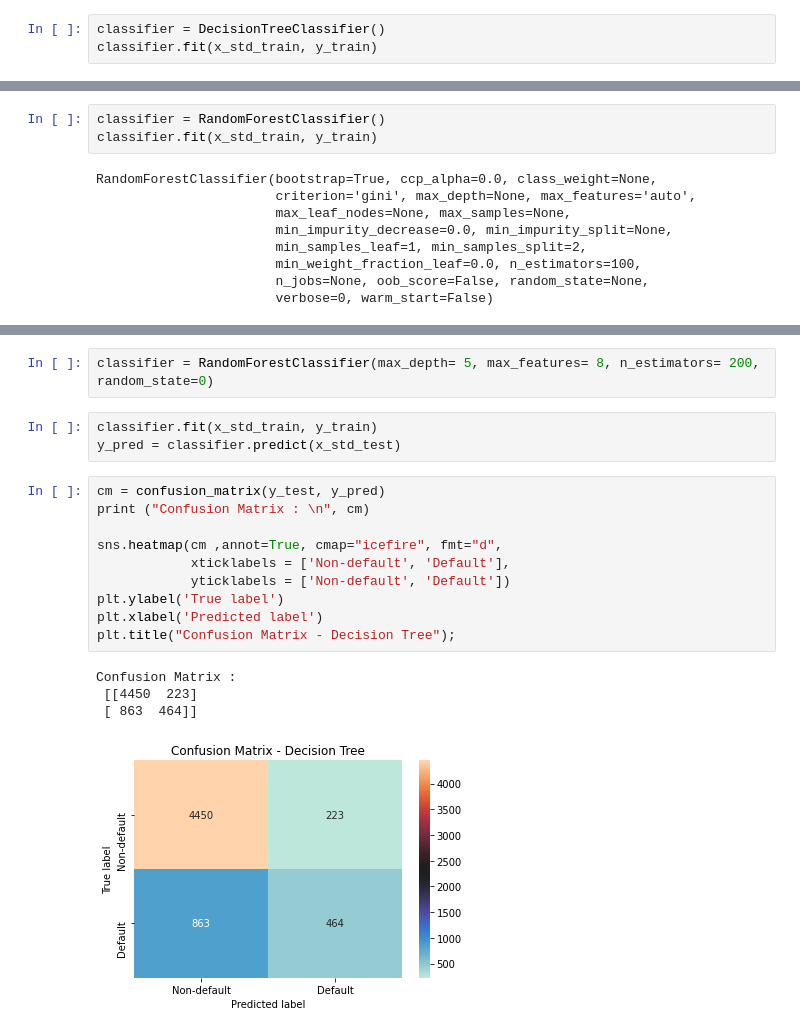
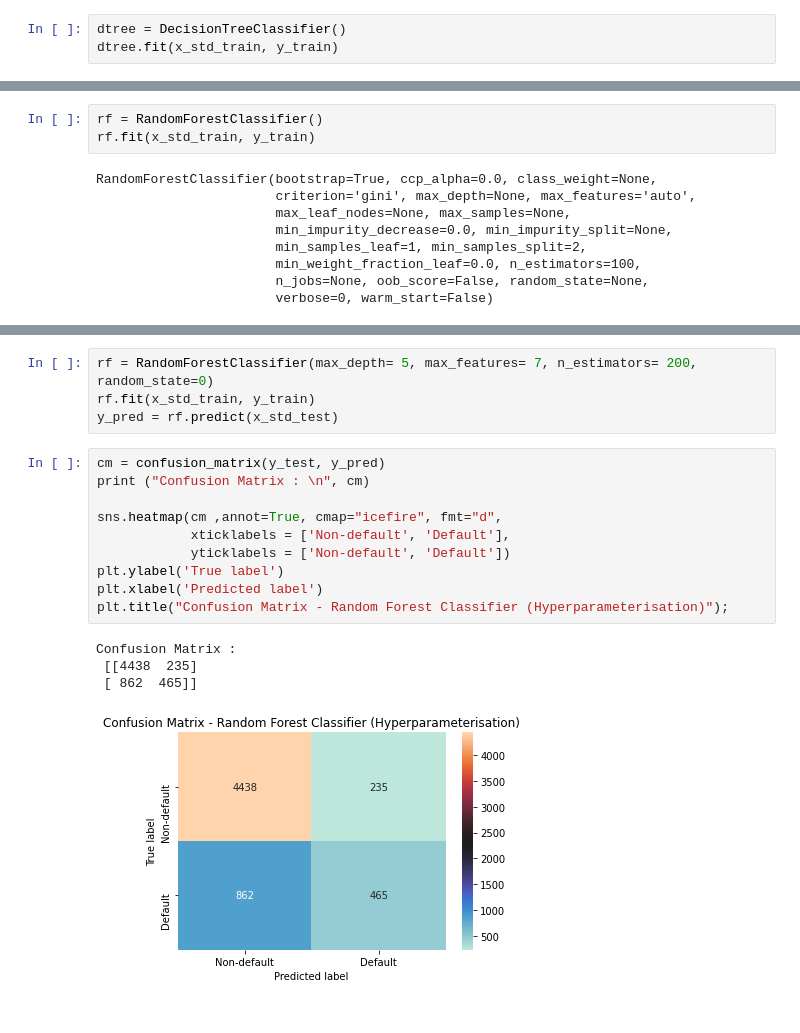
Before and after one commit to pranjal0207/credit-worthiness-of-customer, a Jupyter notebook: Credit_Worthiness_of_customer.ipynb, the cells around one changed output, grey strips where cells are left out. Cells and saved outputs as stored; diff of their text form.

```diff
--- a/Credit_Worthiness_of_customer.ipynb
+++ b/Credit_Worthiness_of_customer.ipynb
@@ -287,8 +283,8 @@ Accuracy :  81.26666666666667 %
 # %% [markdown]
 #### Decision Tree Classification
 # %%
-classifier = DecisionTreeClassifier()
-classifier.fit(x_std_train, y_train)
+dtree = DecisionTreeClassifier()
+dtree.fit(x_std_train, y_train)
 # %% [output]
 DecisionTreeClassifier(ccp_alpha=0.0, class_weight=None, criterion='gini',
                        max_depth=None, max_features=None, max_leaf_nodes=None,
@@ -320,8 +316,8 @@ Accuracy :  71.76666666666667 %
 # %% [markdown]
 #### Random Forest Classification
 # %%
-classifier = RandomForestClassifier()
-classifier.fit(x_std_train, y_train)
+rf = RandomForestClassifier()
+rf.fit(x_std_train, y_train)
 # %% [output]
 RandomForestClassifier(bootstrap=True, ccp_alpha=0.0, class_weight=None,
                        criterion='gini', max_depth=None, max_features='auto',
@@ -366,23 +362,22 @@ Tuned Random Forest Parameters :  {'n_estimators': 200, 'max_features': 8, 'max_
 # %%
-classifier = RandomForestClassifier(max_depth= 5, max_features= 8, n_estimators= 200, random_state=0)
+rf = RandomForestClassifier(max_depth= 5, max_features= 7, n_estimators= 200, random_state=0)
+rf.fit(x_std_train, y_train)
+y_pred = rf.predict(x_std_test)
-# %%
-classifier.fit(x_std_train, y_train)
-y_pred = classifier.predict(x_std_test)
 # %%
 cm = confusion_matrix(y_test, y_pred)
 print ("Confusion Matrix : \n", cm)
 
 sns.heatmap(cm ,annot=True, cmap="icefire", fmt="d",
             xticklabels = ['Non-default', 'Default'],
             yticklabels = ['Non-default', 'Default'])
 plt.ylabel('True label')
 plt.xlabel('Predicted label')
-plt.title("Confusion Matrix - Decision Tree");
+plt.title("Confusion Matrix - Random Forest Classifier (Hyperparameterisation)");
 # %% [output]
 Confusion Matrix :
- [[4450  223]
- [ 863  464]]
+ [[4438  235]
+ [ 862  465]]
-[figure, old version]
+[figure, new version]
 # %%
 print ("Accuracy : ", accuracy_score(y_test, y_pred)*100, "%")
 # %% [output]
```
Also changed, not shown: parts of 31 cells of this notebook.
